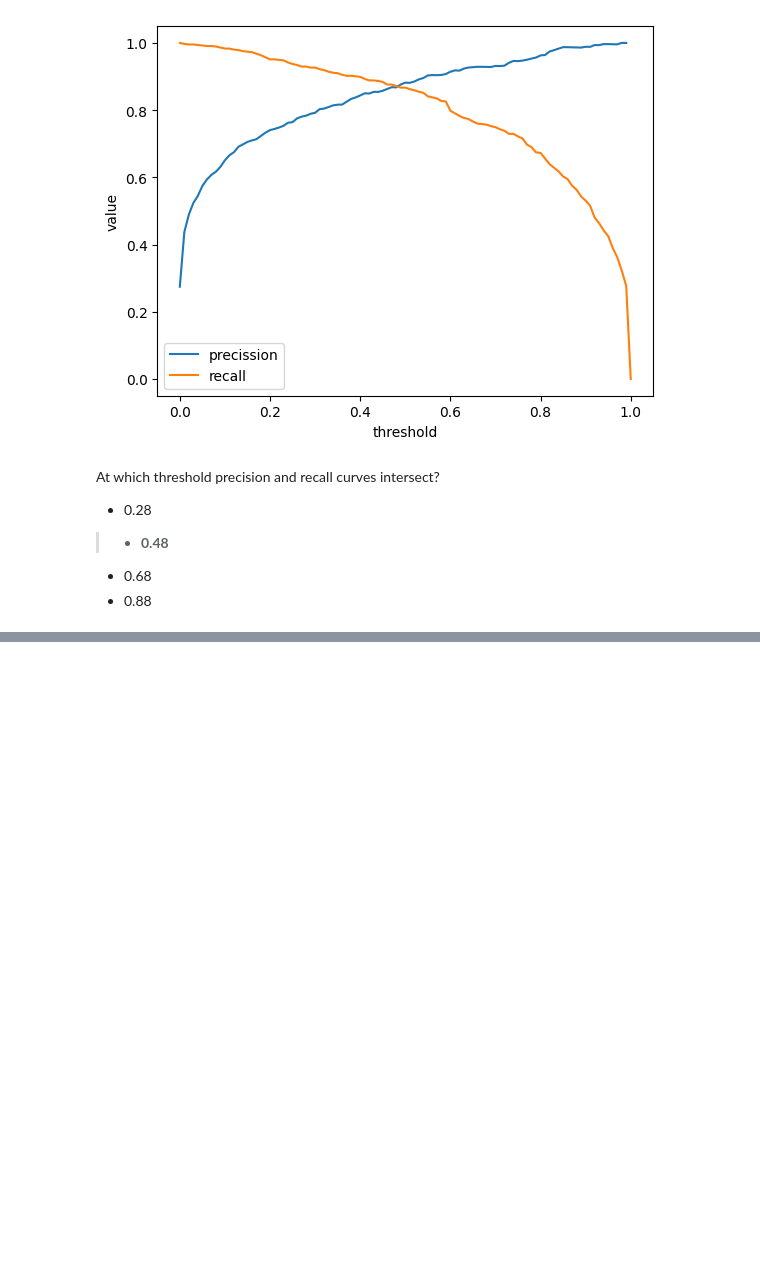
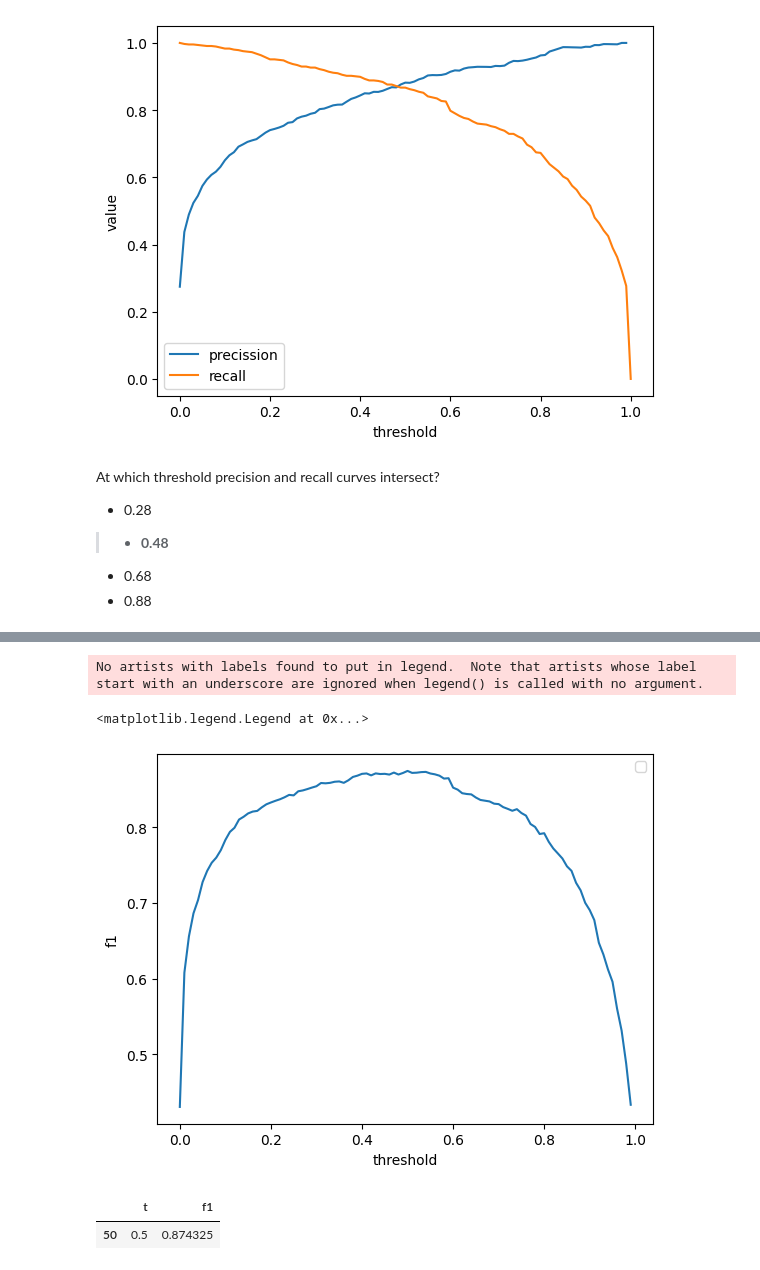
Before and after one commit to giraldiego/machine-learning-zoomcamp, a Jupyter notebook: work/04-evaluation/homework/homework.ipynb, the cells around one changed output, grey strips where cells are left out. Saved outputs shown, nothing was run; the diff lists cells and outputs as text; code cells hidden in the pictures; blank space fills up the shorter version.

```diff
--- a/work/04-evaluation/homework/homework.ipynb
+++ b/work/04-evaluation/homework/homework.ipynb
@@ -497,0 +399,26 @@ The deadline for submitting is October 9 (Monday), 23:00 CET. After that the for
+# %%
+dv, model = train(df_train, y_train)
+y_pred = predict(df_val, dv, model)
+
+f1_scores = []
+
+for t in np.linspace(0, 1, 101):
+    p, r = calc_pr(y_val, y_pred, t=t)
+    f1 = 2 * p * r / (p + r)
+    f1_scores.append((t, f1))
+
+df_ = pd.DataFrame(f1_scores, columns=["t", "f1"])
+# %%
+plt.plot(df_.t, df_.f1)
+plt.xlabel("threshold")
+plt.ylabel("f1")
+plt.legend()
+# %% [output]
+No artists with labels found to put in legend.  Note that artists whose label start with an underscore are ignored when legend() is called with no argument.
+<matplotlib.legend.Legend at 0x...>
+[figure, added]
+# %%
+df_[df_.f1.eq(df_.f1.max())]
+# %% [output]
+|  | t | f1 |
+| 50 | 0.5 | 0.874325 |
```
Also changed, not shown: parts of 12 cells of this notebook.
